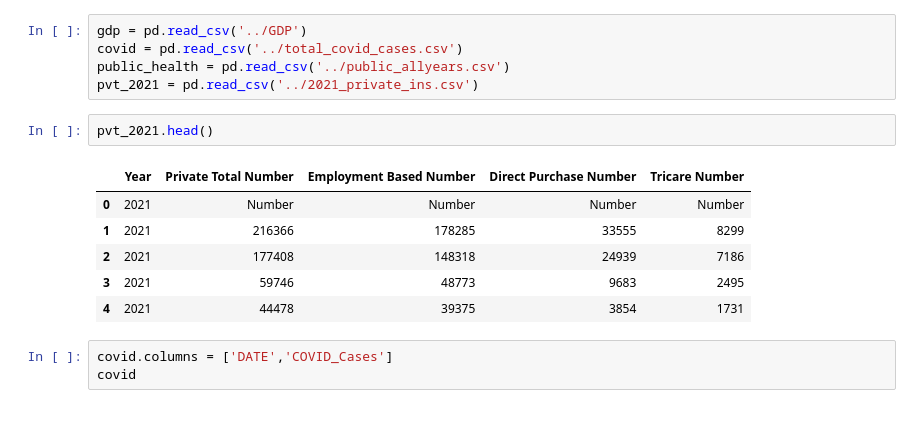
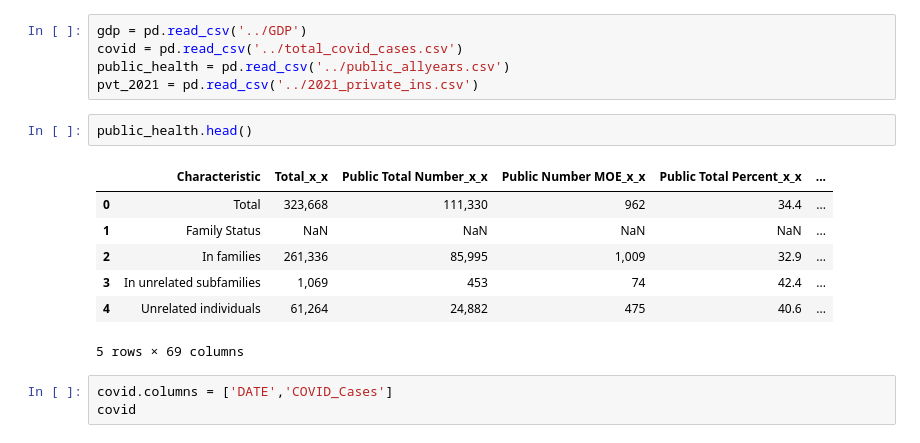
Before and after one commit to mike2463/Group-Project, a Jupyter notebook: Cleaned_Data/Code_Files/GDP_Statistical_Analysis.ipynb, the cells around one changed output. Cells and saved outputs as stored; diff of their text form.

```diff
--- a/Cleaned_Data/Code_Files/GDP_Statistical_Analysis.ipynb
+++ b/Cleaned_Data/Code_Files/GDP_Statistical_Analysis.ipynb
@@ -8,14 +8,15 @@ covid = pd.read_csv('../total_covid_cases.csv')
 public_health = pd.read_csv('../public_allyears.csv')
 pvt_2021 = pd.read_csv('../2021_private_ins.csv')
 # %%
-pvt_2021.head()
+public_health.head()
 # %% [output]
-|  | Year | Private Total Number | Employment Based Number | Direct Purchase Number | Tricare Number |
-| 0 | 2021 | Number | Number | Number | Number |
-| 1 | 2021 | 216366 | 178285 | 33555 | 8299 |
-| 2 | 2021 | 177408 | 148318 | 24939 | 7186 |
-| 3 | 2021 | 59746 | 48773 | 9683 | 2495 |
-| 4 | 2021 | 44478 | 39375 | 3854 | 1731 |
+|  | Characteristic | Total_x_x | Public Total Number_x_x | Public Number MOE_x_x | Public Total Percent_x_x | ... |
+| 0 | Total | 323,668 | 111,330 | 962 | 34.4 | ... |
+| 1 | Family Status | NaN | NaN | NaN | NaN | ... |
+| 2 | In families | 261,336 | 85,995 | 1,009 | 32.9 | ... |
+| 3 | In unrelated subfamilies | 1,069 | 453 | 74 | 42.4 | ... |
+| 4 | Unrelated individuals | 61,264 | 24,882 | 475 | 40.6 | ... |
+5 rows × 69 columns
 # %%
 covid.columns = ['DATE','COVID_Cases']
 covid
```
Also changed, not shown: 3 other files.
